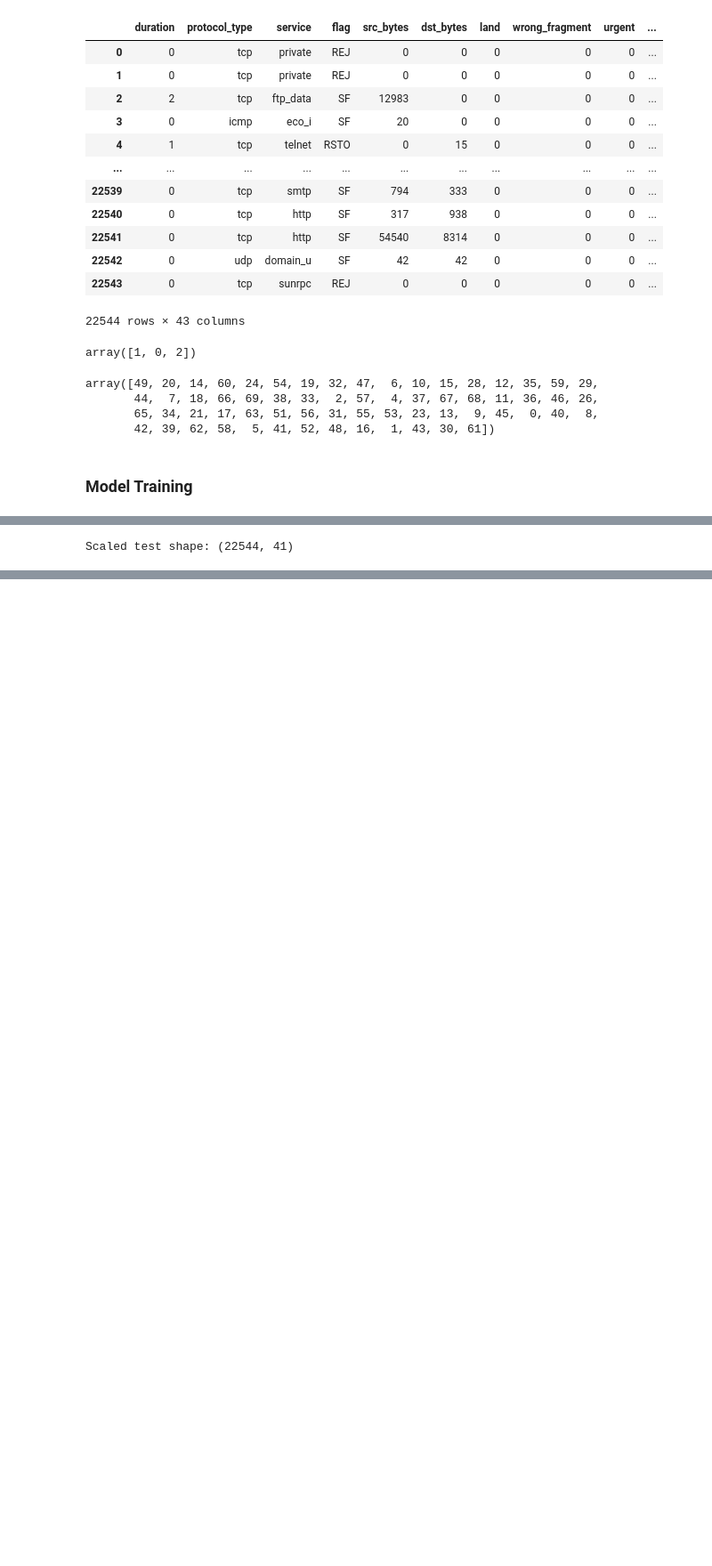
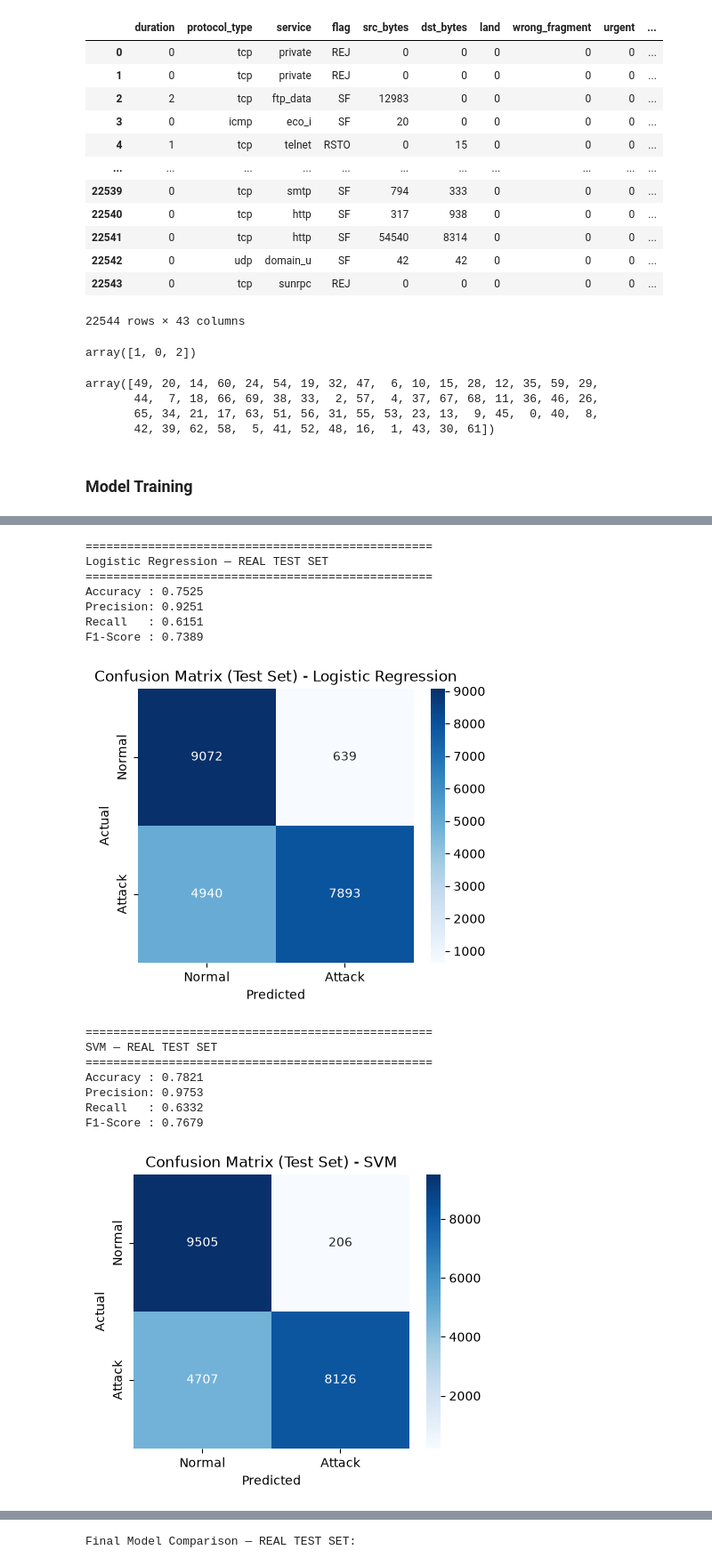
Before and after one commit to shaubhagya-khanal/NetworkIDS, a Jupyter notebook: networkIDS.ipynb, the cells around one changed output, grey strips where cells are left out. Shown at 89% size. Drawn from its saved outputs; the diff is of its cells as text; code cells hidden in the pictures; blank space fills up the shorter version.

Commit message:
model training done

```diff
--- a/networkIDS.ipynb
+++ b/networkIDS.ipynb
@@ -875,16 +868,10 @@ Non-numeric columns:
 # %%
-# Split training data into training and validation sets
+X_test = df2.drop(columns=["label", "binary_label", "difficulty"], errors="ignore")
+y_test = df2["binary_label"].astype(int)
 
-X_train, X_val, y_train, y_val = train_test_split(
-    X,
-    y,
-    test_size=0.20,
-    random_state=42,
-    stratify=y
-)
+X_test_scaled = scaler.transform(X_test)   # reuse the scaler FIT ON TRAIN ONLY — never refit here
 
-print("X_train:", X_train.shape)
-print("X_val:", X_val.shape)
-print("y_train:", y_train.shape)
-print("y_val:", y_val.shape)
+print("X_test:", X_test.shape)
+print("\nTest target distribution:")
+print(y_test.value_counts())
 # %% [output]
@@ -933,8 +941,61 @@ Name: count, dtype: int64
 # %%
-# Scale test data using the scaler fitted on training data
+test_models = {
+    "Logistic Regression": (lr_model, X_test_scaled),
+    "SVM": (svm_model, X_test_scaled),
+    "Random Forest": (rf_model, X_test),
+    "XGBoost": (xgb_model, X_test),
+}
 
-X_test_scaled = scaler.transform(X_test)
+test_results = []
 
-print("Scaled test shape:", X_test_scaled.shape)
+for name, (model, X_data) in test_models.items():
+    y_pred = model.predict(X_data)
+
+    accuracy = accuracy_score(y_test, y_pred)
+    precision = precision_score(y_test, y_pred)
+    recall = recall_score(y_test, y_pred)
+    f1 = f1_score(y_test, y_pred)
+
+    test_results.append({
+        "Model": name,
+        "Accuracy": accuracy,
+        "Precision": precision,
+        "Recall": recall,
+        "F1-Score": f1,
+    })
+
+    print(f"\n{'='*50}\n{name} — REAL TEST SET\n{'='*50}")
+    print(f"Accuracy : {accuracy:.4f}")
+    print(f"Precision: {precision:.4f}")
+    print(f"Recall   : {recall:.4f}")
+    print(f"F1-Score : {f1:.4f}")
+
+    cm = confusion_matrix(y_test, y_pred)
+    plt.figure(figsize=(5, 4))
+    sns.heatmap(cm, annot=True, fmt="d", cmap="Blues",
+                xticklabels=["Normal", "Attack"], yticklabels=["Normal", "Attack"])
+    plt.title(f"Confusion Matrix (Test Set) - {name}")
+    plt.xlabel("Predicted")
+    plt.ylabel("Actual")
+    plt.show()
+
+test_results_df = pd.DataFrame(test_results)
+print("\nFinal Model Comparison — REAL TEST SET:")
+display(test_results_df)
 # %% [output]
-Scaled test shape: (22544, 41)
+==================================================
+Logistic Regression — REAL TEST SET
+==================================================
+Accuracy : 0.7525
+Precision: 0.9251
+Recall   : 0.6151
+F1-Score : 0.7389
+[figure, added]
+==================================================
+SVM — REAL TEST SET
+==================================================
+Accuracy : 0.7821
+Precision: 0.9753
+Recall   : 0.6332
+F1-Score : 0.7679
+[figure, added]
@@ -940,0 +1018 @@ Scaled test shape: (22544, 41)
+Final Model Comparison — REAL TEST SET:
```
Also changed, not shown: parts of 32 cells of this notebook.
